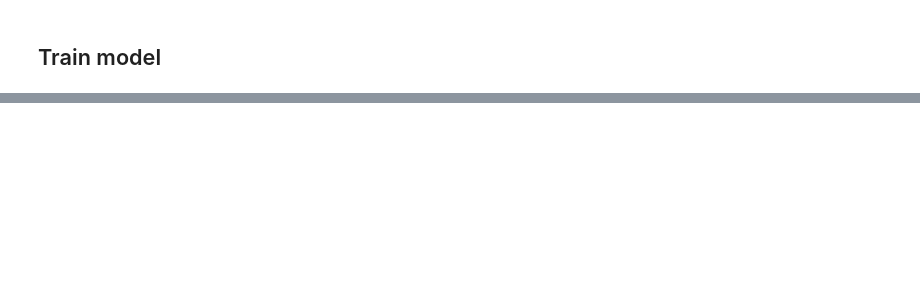
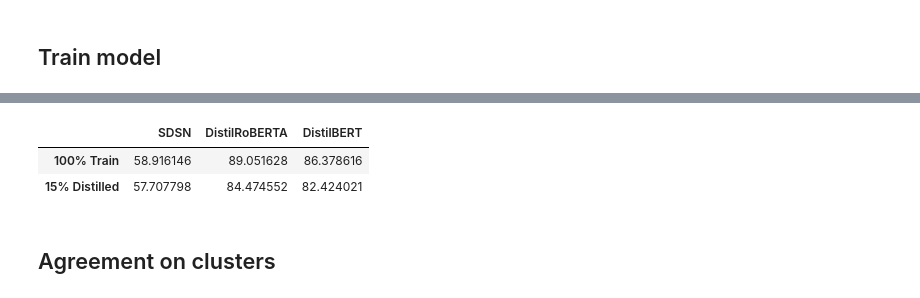
Before and after one commit to eliorc/Medium, a Jupyter notebook: datamaps.ipynb, the cells around one changed output, grey strips where cells are left out. Cells and saved outputs as stored; diff of their text form; code cells hidden in the pictures; blank space fills up the shorter version.

```diff
--- a/datamaps.ipynb
+++ b/datamaps.ipynb
@@ -182,0 +783,4 @@ ax.legend(title='Correctness');
+# %%
+roberta.fit(roberta_distilled_train, epochs=100, validation_data=roberta_validation,
+            callbacks=[tf.keras.callbacks.EarlyStopping(patience=5),
+                       tf.keras.callbacks.ModelCheckpoint(roberta_best_weights_path.name, save_best_only=True, save_weights_only=True)])
@@ -182,0 +803,4 @@ ax.legend(title='Correctness');
+# %%
+sdsn.fit(sdsn_distilled_train, epochs=100, validation_data=sdsn_validation,
+         callbacks=[tf.keras.callbacks.EarlyStopping(patience=5),
+                    tf.keras.callbacks.ModelCheckpoint(sdsn_best_weights_path.name, save_best_only=True, save_weights_only=True)])
@@ -182,0 +826,4 @@ ax.legend(title='Correctness');
+# %%
+bert.load_weights(bert_best_weights_path.name)
+roberta.load_weights(roberta_best_weights_path.name)
+sdsn.load_weights(sdsn_best_weights_path.name)
@@ -182,0 +832,5 @@ ax.legend(title='Correctness');
+# %%
+distilled_results = pd.DataFrame(index=['15% Distilled'],
+                                 columns=['SDSN', 'DistilRoBERTA', 'DistilBERT'],
+                                 data=[[sdsn.evaluate(sdsn_test)[1]*100, roberta.evaluate(roberta_test)[1]*100, bert.evaluate(bert_test)[1]*100]])
+results = results.append(distilled_results)
@@ -182,0 +841,8 @@ ax.legend(title='Correctness');
+# %%
+results
+# %% [output]
+|  | SDSN | DistilRoBERTA | DistilBERT |
+| 100% Train | 58.916146 | 89.051628 | 86.378616 |
+| 15% Distilled | 57.707798 | 84.474552 | 82.424021 |
+# %% [markdown]
+## Agreement on clusters
```
Also changed, not shown: parts of 78 cells of this notebook.
